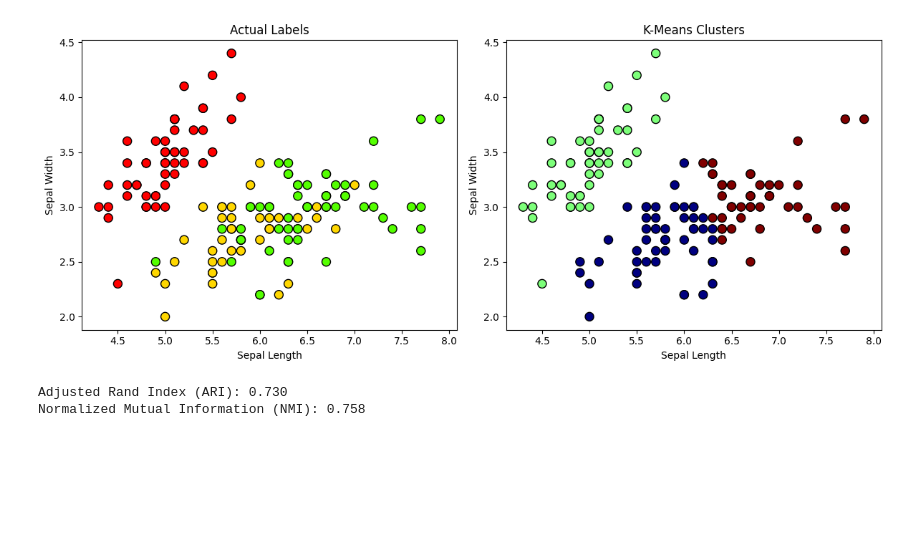
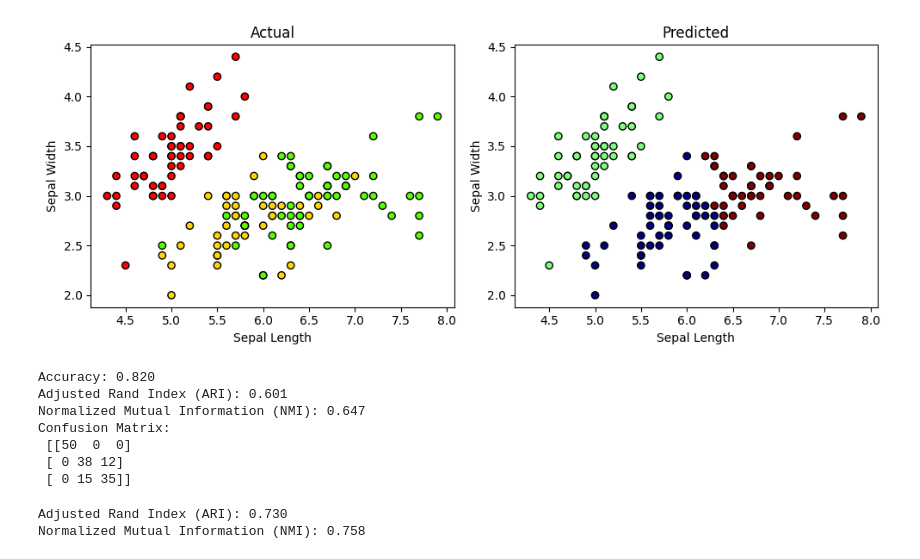
Before and after one commit to anandu-pn/S3, a Jupyter notebook: Data Science/exercise8.ipynb, the cells around one changed output. Drawn from its saved outputs; the diff is of its cells as text; code cells hidden in the pictures; blank space fills up the shorter version.

```diff
--- a/Data Science/exercise8.ipynb
+++ b/Data Science/exercise8.ipynb
@@ -3,35 +3,87 @@
 # %%
 from sklearn import datasets
 import matplotlib.pyplot as plt
 from sklearn.cluster import KMeans
 
 # Load Iris data (first two features)
 iris = datasets.load_iris()
 X = iris.data[:, :2]
 y = iris.target
 
 # Fit KMeans with 3 clusters
 kmeans = KMeans(n_clusters=3, random_state=21)
 kmeans.fit(X)
 labels = kmeans.labels_
 
-# Plot actual vs predicted clusters
-fig, axes = plt.subplots(1, 2, figsize=(12, 5))
+plt.figure(figsize=(10, 4))
 
-axes[0].scatter(X[:, 0], X[:, 1], c=y, cmap='prism', edgecolor='k', s=75)
-axes[0].set_title('Actual Labels')
-axes[0].set_xlabel('Sepal Length')
-axes[0].set_ylabel('Sepal Width')
+# Left plot: Actual labels
+plt.subplot(1, 2, 1)
+plt.scatter(X[:, 0], X[:, 1], c=y, cmap='prism', edgecolor='k')
+plt.title('Actual')
+plt.xlabel('Sepal Length')
+plt.ylabel('Sepal Width')
 
-axes[1].scatter(X[:, 0], X[:, 1], c=labels, cmap='jet', edgecolor='k', s=75)
-axes[1].set_title('K-Means Clusters')
-axes[1].set_xlabel('Sepal Length')
-axes[1].set_ylabel('Sepal Width')
+# Right plot: Predicted clusters
+plt.subplot(1, 2, 2)
+plt.scatter(X[:, 0], X[:, 1], c=labels, cmap='jet', edgecolor='k')
+plt.title('Predicted')
+plt.xlabel('Sepal Length')
+plt.ylabel('Sepal Width')
 
 plt.tight_layout()
 plt.show()
+# Plot actual vs predicted clusters
+# fig, axes = plt.subplots(1, 2, figsize=(12, 5))
+
+# axes[0].scatter(X[:, 0], X[:, 1], c=y, cmap='prism', edgecolor='k', s=75)
+# axes[0].set_title('Actual Labels')
+# axes[0].set_xlabel('Sepal Length')
+# axes[0].set_ylabel('Sepal Width')
+
+# axes[1].scatter(X[:, 0], X[:, 1], c=labels, cmap='jet', edgecolor='k', s=75)
+# axes[1].set_title('K-Means Clusters')
+# axes[1].set_xlabel('Sepal Length')
+# axes[1].set_ylabel('Sepal Width')
+
+# plt.tight_layout()
+# plt.show()
 # %% [output]
-[figure, old version]
+[figure, new version]
+# %%
+from sklearn.metrics import confusion_matrix, accuracy_score, adjusted_rand_score, normalized_mutual_info_score
+from scipy.optimize import linear_sum_assignment
+import numpy as np
+
+# Function to match clusters to actual labels
+def map_clusters(y_true, y_pred):
+    cm = confusion_matrix(y_true, y_pred)
+    row_ind, col_ind = linear_sum_assignment(-cm)
+    mapping = {col: row for row, col in zip(row_ind, col_ind)}
+    return np.array([mapping[label] for label in y_pred])
+
+# Map cluster labels to actual labels
+mapped_labels = map_clusters(y, labels)
+
+# Calculate metrics
+accuracy = accuracy_score(y, mapped_labels)
+ari = adjusted_rand_score(y, labels)
+nmi = normalized_mutual_info_score(y, labels)
+conf_matrix = confusion_matrix(y, mapped_labels)
+
+# Display metrics
+print(f"Accuracy: {accuracy:.3f}")
+print(f"Adjusted Rand Index (ARI): {ari:.3f}")
+print(f"Normalized Mutual Information (NMI): {nmi:.3f}")
+print("Confusion Matrix:\n", conf_matrix)
+# %% [output]
+Accuracy: 0.820
+Adjusted Rand Index (ARI): 0.601
+Normalized Mutual Information (NMI): 0.647
+Confusion Matrix:
+ [[50  0  0]
+ [ 0 38 12]
+ [ 0 15 35]]
 # %%
 #do not write below code
 from sklearn.datasets import load_iris
```
Also changed, not shown: 2 other files.
